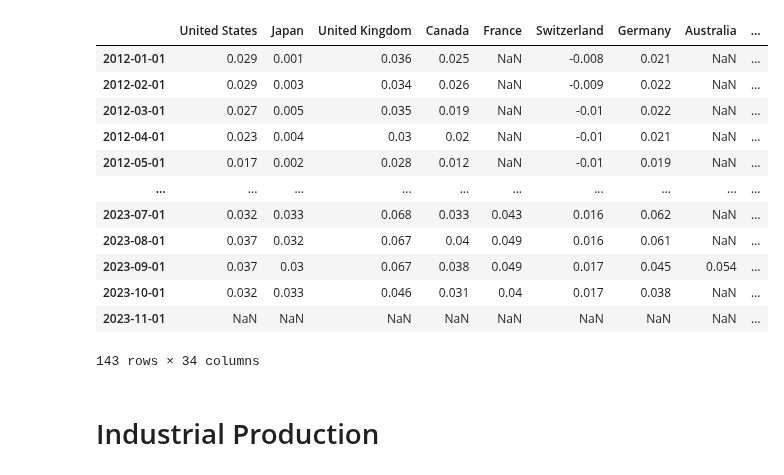
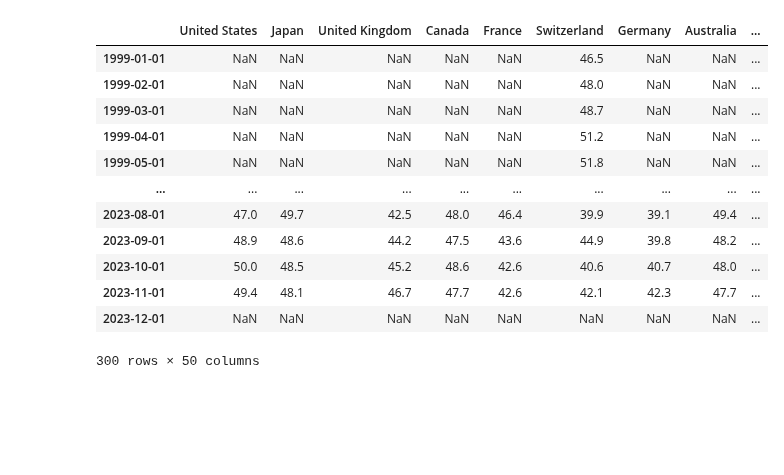
Before and after one commit to lharazin/TFM, a Jupyter notebook: Data/Investing_EconomicCalendar/calendar_preprocessing.ipynb, the cells around one changed output. Cells and saved outputs as stored; diff of their text form; code cells hidden in the pictures; blank space fills up the shorter version.

```diff
--- a/Data/Investing_EconomicCalendar/calendar_preprocessing.ipynb
+++ b/Data/Investing_EconomicCalendar/calendar_preprocessing.ipynb
@@ -328,0 +347,3 @@ Avg publish delay:  44 days 03:05:41.606017483
+# %%
+manufacturing_pmi = preprocessor.process_pmi_indicator('Manufacturing PMI', 'procure.ch PMI')
+manufacturing_pmi
@@ -329,18 +371,17 @@ Avg publish delay:  44 days 03:05:41.606017483
 # %%
-preprocessor.transform_to_countries_df(cpi_yoy, freq='M')
+df = preprocessor.transform_to_countries_df(manufacturing_pmi, freq='M')
+df
 # %% [output]
 |  | United States | Japan | United Kingdom | Canada | France | Switzerland | Germany | Australia | ... |
-| 2012-01-01 | 0.029 | 0.001 | 0.036 | 0.025 | NaN | -0.008 | 0.021 | NaN | ... |
-| 2012-02-01 | 0.029 | 0.003 | 0.034 | 0.026 | NaN | -0.009 | 0.022 | NaN | ... |
-| 2012-03-01 | 0.027 | 0.005 | 0.035 | 0.019 | NaN | -0.01 | 0.022 | NaN | ... |
-| 2012-04-01 | 0.023 | 0.004 | 0.03 | 0.02 | NaN | -0.01 | 0.021 | NaN | ... |
-| 2012-05-01 | 0.017 | 0.002 | 0.028 | 0.012 | NaN | -0.01 | 0.019 | NaN | ... |
+| 1999-01-01 | NaN | NaN | NaN | NaN | NaN | 46.5 | NaN | NaN | ... |
+| 1999-02-01 | NaN | NaN | NaN | NaN | NaN | 48.0 | NaN | NaN | ... |
+| 1999-03-01 | NaN | NaN | NaN | NaN | NaN | 48.7 | NaN | NaN | ... |
+| 1999-04-01 | NaN | NaN | NaN | NaN | NaN | 51.2 | NaN | NaN | ... |
+| 1999-05-01 | NaN | NaN | NaN | NaN | NaN | 51.8 | NaN | NaN | ... |
 | ... | ... | ... | ... | ... | ... | ... | ... | ... | ... |
-| 2023-07-01 | 0.032 | 0.033 | 0.068 | 0.033 | 0.043 | 0.016 | 0.062 | NaN | ... |
-| 2023-08-01 | 0.037 | 0.032 | 0.067 | 0.04 | 0.049 | 0.016 | 0.061 | NaN | ... |
-| 2023-09-01 | 0.037 | 0.03 | 0.067 | 0.038 | 0.049 | 0.017 | 0.045 | 0.054 | ... |
-| 2023-10-01 | 0.032 | 0.033 | 0.046 | 0.031 | 0.04 | 0.017 | 0.038 | NaN | ... |
-| 2023-11-01 | NaN | NaN | NaN | NaN | NaN | NaN | NaN | NaN | ... |
+| 2023-08-01 | 47.0 | 49.7 | 42.5 | 48.0 | 46.4 | 39.9 | 39.1 | 49.4 | ... |
+| 2023-09-01 | 48.9 | 48.6 | 44.2 | 47.5 | 43.6 | 44.9 | 39.8 | 48.2 | ... |
+| 2023-10-01 | 50.0 | 48.5 | 45.2 | 48.6 | 42.6 | 40.6 | 40.7 | 48.0 | ... |
+| 2023-11-01 | 49.4 | 48.1 | 46.7 | 47.7 | 42.6 | 42.1 | 42.3 | 47.7 | ... |
+| 2023-12-01 | NaN | NaN | NaN | NaN | NaN | NaN | NaN | NaN | ... |
-143 rows × 34 columns
+300 rows × 50 columns
-# %% [markdown]
-# Industrial Production
```
Also changed, not shown: parts of 49 cells of this notebook, 14 other files.
